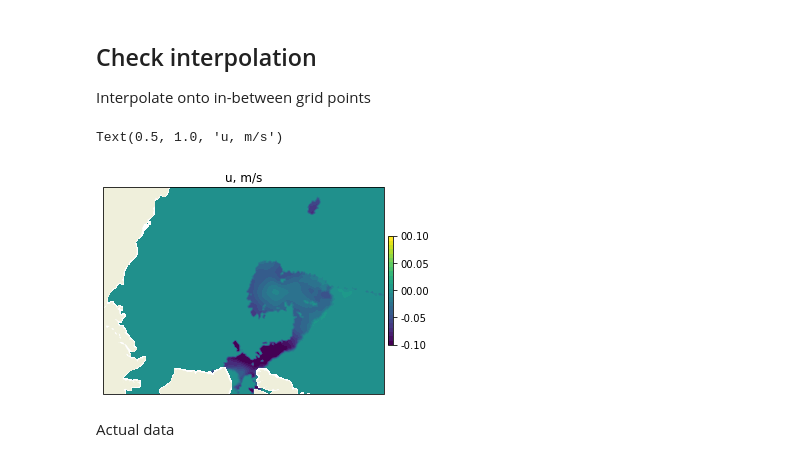
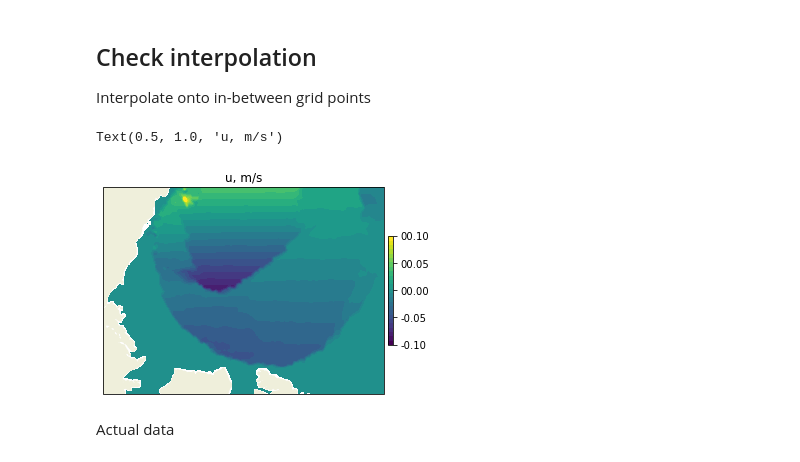
Before and after one commit to tdcwilliams/arktalas-scripts, a Jupyter notebook: python/RS2_drift/compare_rs2_moorings.ipynb, the cells around one changed output. Drawn from its saved outputs; the diff is of its cells as text; code cells hidden in the pictures.

```diff
--- a/python/RS2_drift/compare_rs2_moorings.ipynb
+++ b/python/RS2_drift/compare_rs2_moorings.ipynb
@@ -101,17 +101,17 @@ shp = x_target.shape
 dst_p = np.array([y_target.flatten(), x_target.flatten()]).T
 grid2 = Grid(x_target, y_target, projection=NS_PROJ)
 # %%
-time_index = 184
+time_index = 88
 idata = dict(
     siu=tg.nci.get_var('siu', time_index=time_index, ij_range=tg.ij_range).values.filled(np.nan),
     siv=tg.nci.get_var('siv', time_index=time_index, ij_range=tg.ij_range).values.filled(np.nan),
     )
 idata = tg.get_interpolated_vars(idata, dst_p)
 fix, ax = grid2.plot(idata['siu'].reshape(shp), cmap='viridis', clim=[-.1,.1])
 ax.set_title('u, m/s')
 # %% [output]
 Text(0.5, 1.0, 'u, m/s')
-[figure, old version]
+[figure, new version]
 # %% [markdown]
 Actual data
 # %%
```
Also changed, not shown: parts of 9 cells of this notebook.
